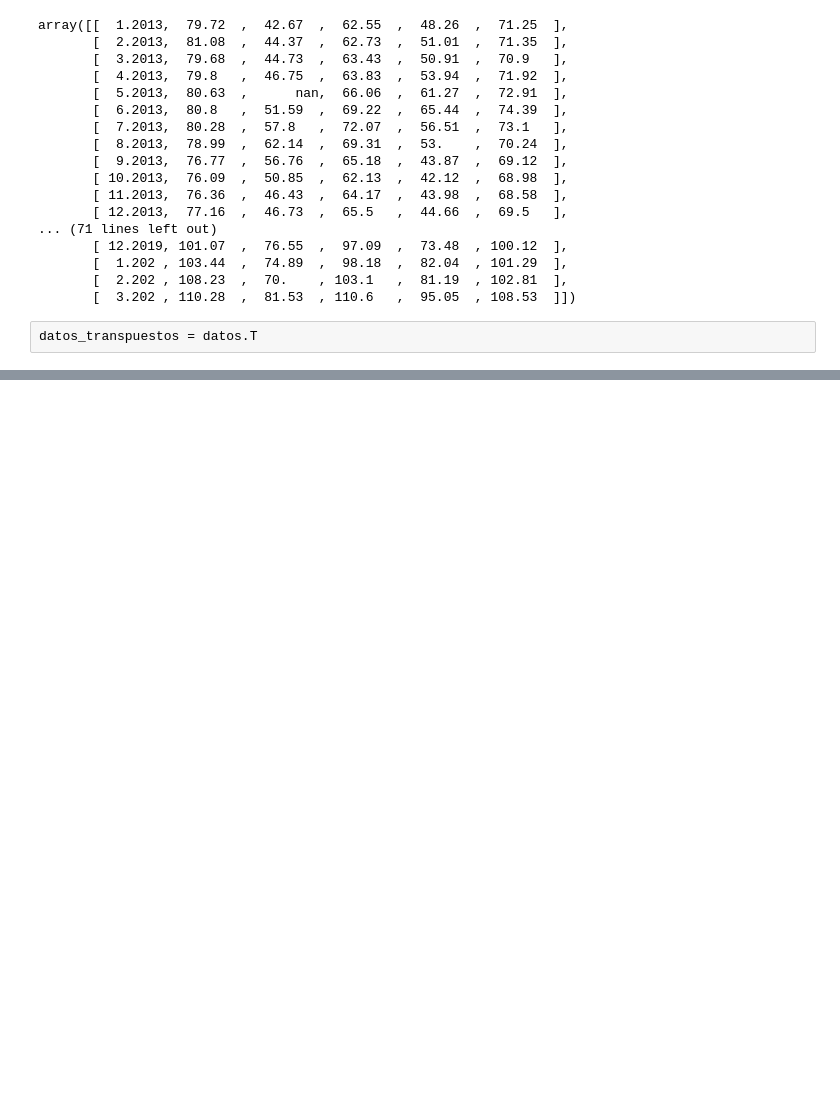
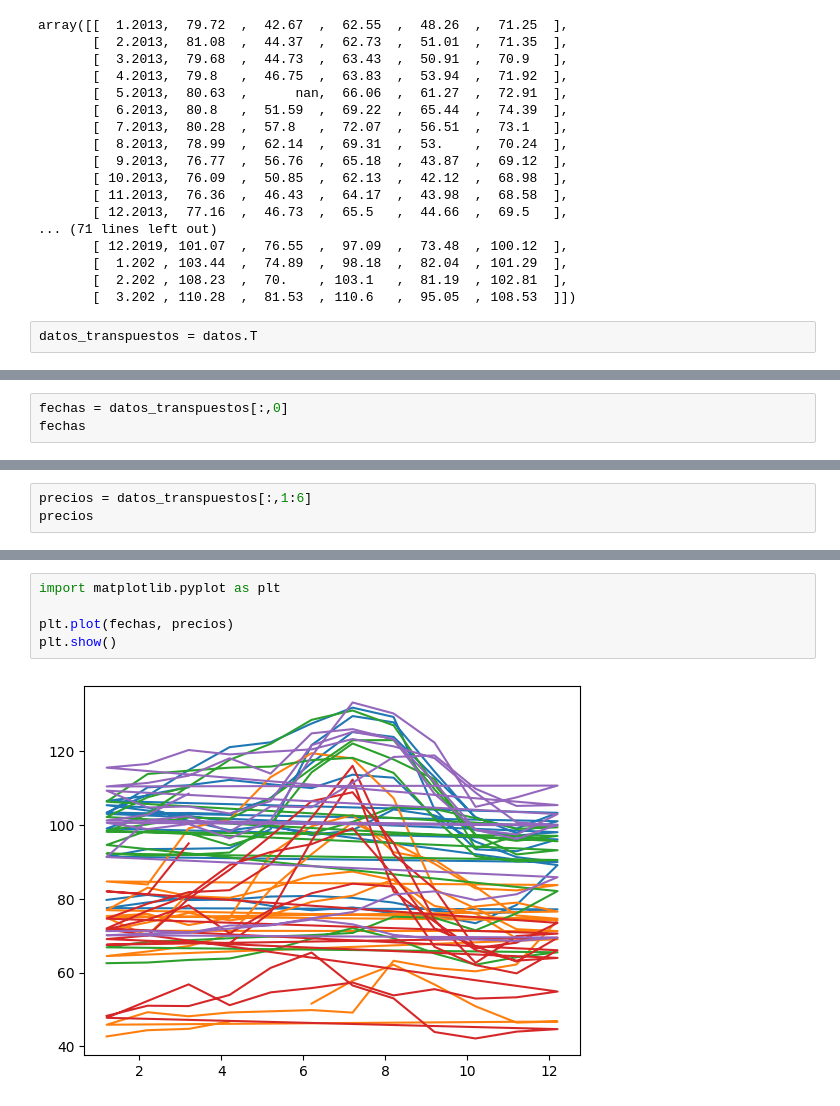
Before and after one commit to LordAguaKate/ETL_Python, a Jupyter notebook: Numpy.ipynb, the cells around one changed output, grey strips where cells are left out. Cells and saved outputs as stored; diff of their text form; blank space fills up the shorter version.

```diff
--- a/Numpy.ipynb
+++ b/Numpy.ipynb
@@ -147,0 +176,3 @@ datos_transpuestos = datos.T
+# %%
+fechas = datos_transpuestos[:,0]
+fechas
@@ -147,0 +243,3 @@ datos_transpuestos = datos.T
+# %%
+precios = datos_transpuestos[:,1:6]
+precios
@@ -147,0 +264,7 @@ datos_transpuestos = datos.T
+# %%
+import matplotlib.pyplot as plt
+
+plt.plot(fechas, precios)
+plt.show()
+# %% [output]
+[figure, added]
```
Also changed, not shown: parts of 29 cells of this notebook.
